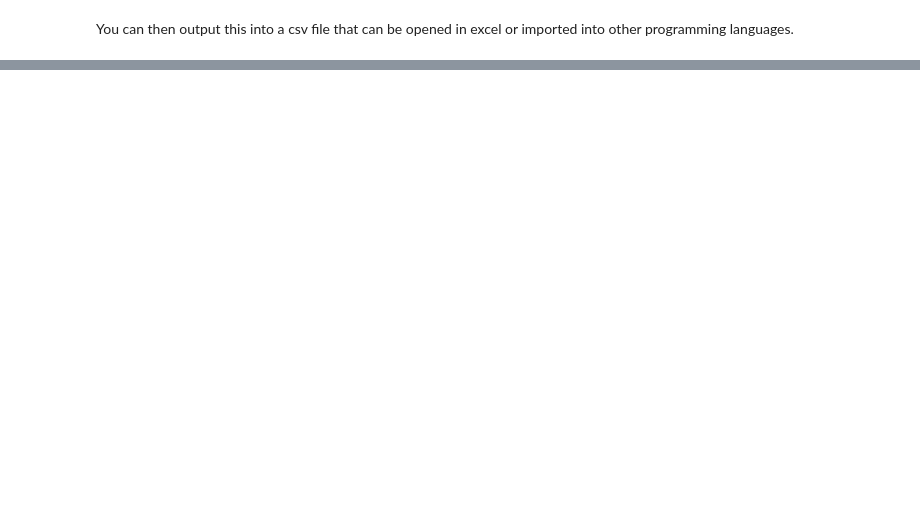
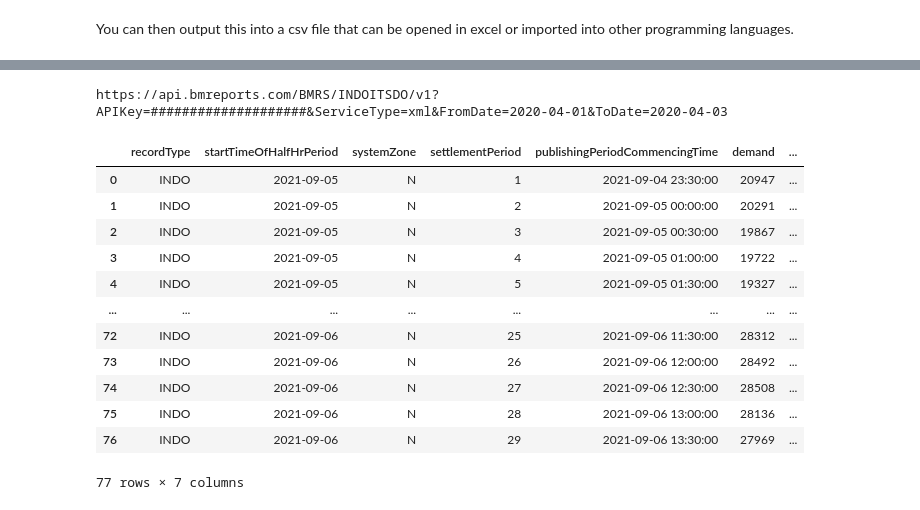
Before and after one commit to pjohno/MSc-Math-Finance-Projects, a Jupyter notebook: notebooks/BMI Reports API.ipynb, the cells around one changed output, grey strips where cells are left out. Saved outputs shown, nothing was run; the diff lists cells and outputs as text; code cells hidden in the pictures; blank space fills up the shorter version.

```diff
--- a/notebooks/BMI Reports API.ipynb
+++ b/notebooks/BMI Reports API.ipynb
@@ -143,0 +152,27 @@ dfMID[dfMID.marketIndexDataProviderId=="APXMIDP"]
+# %%
+# YOU NEED TO GET YOUR OWN API KEY TO SUB IN HERE!!!!
+APIKEY='####################'
+REPORT='INDOITSDO'
+FROMDATE='2020-04-01'
+TODATE='2020-04-03'
+PERIOD='*'
+dfDem = BMRS_Dataframe(api=APIKEY,report=REPORT, FromDate=FROMDATE,ToDate=TODATE)
+# %% [output]
+https://api.bmreports.com/BMRS/INDOITSDO/v1?APIKey=####################&ServiceType=xml&FromDate=2020-04-01&ToDate=2020-04-03
+# %%
+# select only INDO for demand
+dfDem[dfDem.recordType=="INDO"]
+# %% [output]
+|  | recordType | startTimeOfHalfHrPeriod | systemZone | settlementPeriod | publishingPeriodCommencingTime | demand | ... |
+| 0 | INDO | 2021-09-05 | N | 1 | 2021-09-04 23:30:00 | 20947 | ... |
+| 1 | INDO | 2021-09-05 | N | 2 | 2021-09-05 00:00:00 | 20291 | ... |
+| 2 | INDO | 2021-09-05 | N | 3 | 2021-09-05 00:30:00 | 19867 | ... |
+| 3 | INDO | 2021-09-05 | N | 4 | 2021-09-05 01:00:00 | 19722 | ... |
+| 4 | INDO | 2021-09-05 | N | 5 | 2021-09-05 01:30:00 | 19327 | ... |
+| ... | ... | ... | ... | ... | ... | ... | ... |
+| 72 | INDO | 2021-09-06 | N | 25 | 2021-09-06 11:30:00 | 28312 | ... |
+| 73 | INDO | 2021-09-06 | N | 26 | 2021-09-06 12:00:00 | 28492 | ... |
+| 74 | INDO | 2021-09-06 | N | 27 | 2021-09-06 12:30:00 | 28508 | ... |
+| 75 | INDO | 2021-09-06 | N | 28 | 2021-09-06 13:00:00 | 28136 | ... |
+| 76 | INDO | 2021-09-06 | N | 29 | 2021-09-06 13:30:00 | 27969 | ... |
+77 rows × 7 columns
```
Also changed, not shown: parts of 15 cells of this notebook, 7 other files.
